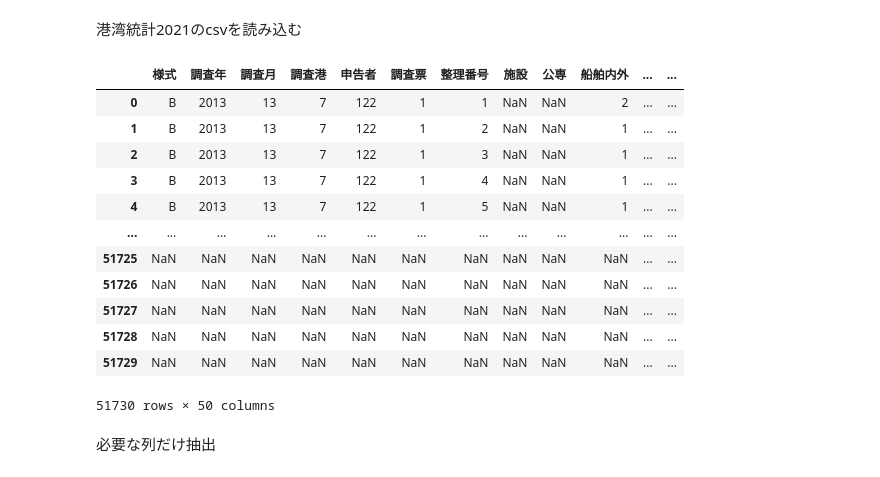
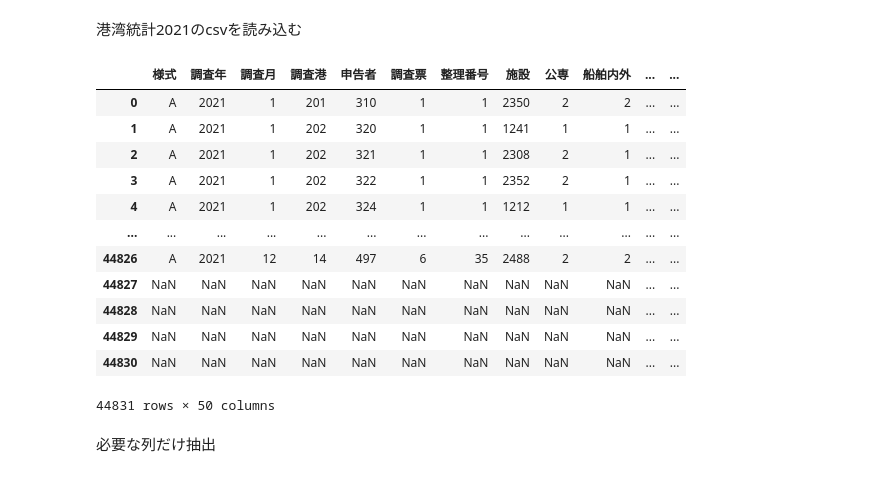
Before and after one commit to dicechick373/dicechick373, a Jupyter notebook: 港湾統計の分析.ipynb, the cells around one changed output. Saved outputs shown, nothing was run; the diff lists cells and outputs as text; code cells hidden in the pictures.

```diff
--- a/港湾統計の分析.ipynb
+++ b/港湾統計の分析.ipynb
@@ -16,22 +16,22 @@ Requirement already satisfied: pyparsing!=3.0.5,>=2.0.2 in /usr/local/lib/python
 港湾統計2021のcsvを読み込む
 # %%
 import pandas as pd
-df_matster = pd.read_csv('/content/drive/MyDrive/港湾統計（兵庫県）/港湾統計マスタ_2013.csv', header=0, encoding="shift-jis",dtype=str)
+df_matster = pd.read_csv('/content/drive/MyDrive/港湾統計（兵庫県）/港湾統計マスタ_2021.csv', header=0, encoding="shift-jis",dtype=str)
 df_matster
 # %% [output]
 |  | 様式 | 調査年 | 調査月 | 調査港 | 申告者 | 調査票 | 整理番号 | 施設 | 公専 | 船舶内外 | ... | ... |
-| 0 | B | 2013 | 13 | 7 | 122 | 1 | 1 | NaN | NaN | 2 | ... | ... |
-| 1 | B | 2013 | 13 | 7 | 122 | 1 | 2 | NaN | NaN | 1 | ... | ... |
-| 2 | B | 2013 | 13 | 7 | 122 | 1 | 3 | NaN | NaN | 1 | ... | ... |
-| 3 | B | 2013 | 13 | 7 | 122 | 1 | 4 | NaN | NaN | 1 | ... | ... |
-| 4 | B | 2013 | 13 | 7 | 122 | 1 | 5 | NaN | NaN | 1 | ... | ... |
+| 0 | A | 2021 | 1 | 201 | 310 | 1 | 1 | 2350 | 2 | 2 | ... | ... |
+| 1 | A | 2021 | 1 | 202 | 320 | 1 | 1 | 1241 | 1 | 1 | ... | ... |
+| 2 | A | 2021 | 1 | 202 | 321 | 1 | 1 | 2308 | 2 | 1 | ... | ... |
+| 3 | A | 2021 | 1 | 202 | 322 | 1 | 1 | 2352 | 2 | 1 | ... | ... |
+| 4 | A | 2021 | 1 | 202 | 324 | 1 | 1 | 1212 | 1 | 1 | ... | ... |
 | ... | ... | ... | ... | ... | ... | ... | ... | ... | ... | ... | ... | ... |
-| 51725 | NaN | NaN | NaN | NaN | NaN | NaN | NaN | NaN | NaN | NaN | ... | ... |
-| 51726 | NaN | NaN | NaN | NaN | NaN | NaN | NaN | NaN | NaN | NaN | ... | ... |
-| 51727 | NaN | NaN | NaN | NaN | NaN | NaN | NaN | NaN | NaN | NaN | ... | ... |
-| 51728 | NaN | NaN | NaN | NaN | NaN | NaN | NaN | NaN | NaN | NaN | ... | ... |
-| 51729 | NaN | NaN | NaN | NaN | NaN | NaN | NaN | NaN | NaN | NaN | ... | ... |
+| 44826 | A | 2021 | 12 | 14 | 497 | 6 | 35 | 2488 | 2 | 2 | ... | ... |
+| 44827 | NaN | NaN | NaN | NaN | NaN | NaN | NaN | NaN | NaN | NaN | ... | ... |
+| 44828 | NaN | NaN | NaN | NaN | NaN | NaN | NaN | NaN | NaN | NaN | ... | ... |
+| 44829 | NaN | NaN | NaN | NaN | NaN | NaN | NaN | NaN | NaN | NaN | ... | ... |
+| 44830 | NaN | NaN | NaN | NaN | NaN | NaN | NaN | NaN | NaN | NaN | ... | ... |
-51730 rows × 50 columns
+44831 rows × 50 columns
 # %% [markdown]
 必要な列だけ抽出
 # %%
```
Also changed, not shown: parts of 3 cells of this notebook.
